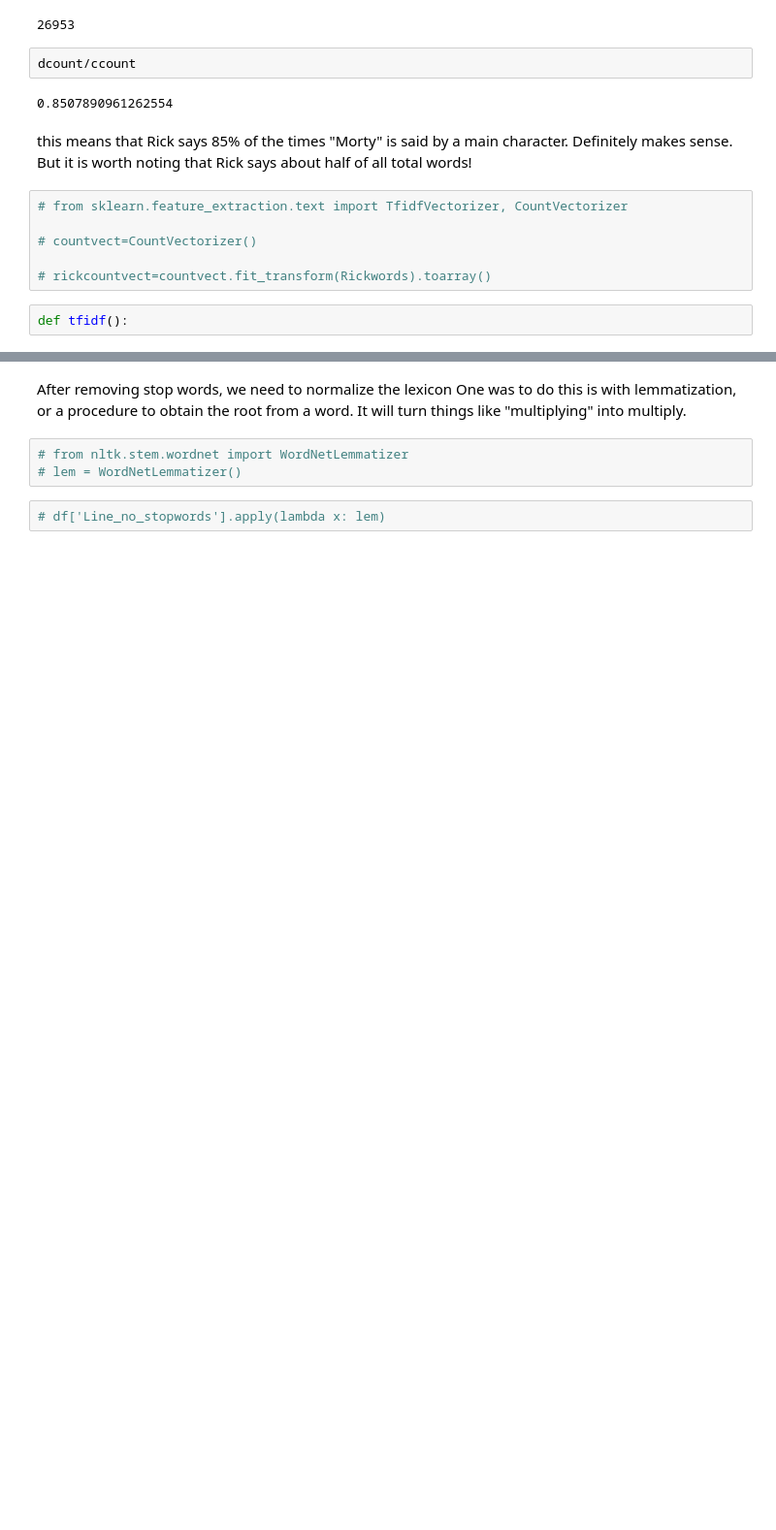
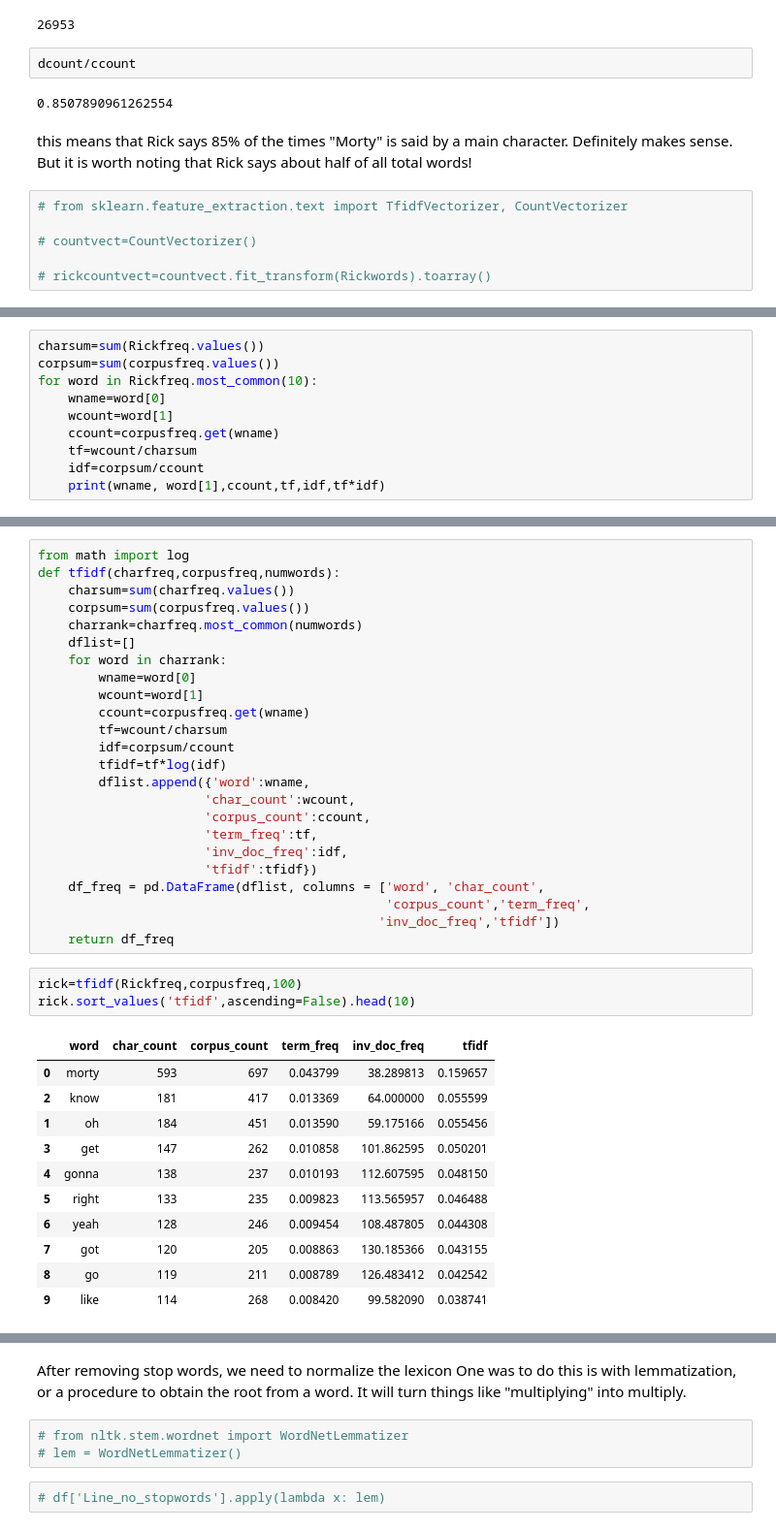
Before and after one commit to mccormd1/RandM_Transcript_Sentiment_Analysis, a Jupyter notebook: RandM_Words_and_NLP.ipynb, the cells around one changed output, grey strips where cells are left out. Shown at 97% size. Saved outputs shown, nothing was run; the diff lists cells and outputs as text; blank space fills up the shorter version.

Commit message:
create tfidf function
also fix ‘got ta’ issue with word tokenization and word clouds.

```diff
--- a/RandM_Words_and_NLP.ipynb
+++ b/RandM_Words_and_NLP.ipynb
@@ -953,5 +953,3 @@ this means that Rick says 85% of the times "Morty" is said by a main character.
 # countvect=CountVectorizer()
 
 # rickcountvect=countvect.fit_transform(Rickwords).toarray()
-# %%
-def tfidf():
@@ -957,0 +961,10 @@ def tfidf():
+# %%
+charsum=sum(Rickfreq.values())
+corpsum=sum(corpusfreq.values())
+for word in Rickfreq.most_common(10):
+    wname=word[0]
+    wcount=word[1]
+    ccount=corpusfreq.get(wname)
+    tf=wcount/charsum
+    idf=corpsum/ccount
+    print(wname, word[1],ccount,tf,idf,tf*idf)
@@ -957,0 +982,39 @@ def tfidf():
+# %%
+from math import log
+def tfidf(charfreq,corpusfreq,numwords):
+    charsum=sum(charfreq.values())
+    corpsum=sum(corpusfreq.values())
+    charrank=charfreq.most_common(numwords)
+    dflist=[]
+    for word in charrank:
+        wname=word[0]
+        wcount=word[1]
+        ccount=corpusfreq.get(wname)
+        tf=wcount/charsum
+        idf=corpsum/ccount
+        tfidf=tf*log(idf)
+        dflist.append({'word':wname,
+                      'char_count':wcount,
+                      'corpus_count':ccount,
+                      'term_freq':tf,
+                      'inv_doc_freq':idf,
+                      'tfidf':tfidf})
+    df_freq = pd.DataFrame(dflist, columns = ['word', 'char_count',
+                                              'corpus_count','term_freq',
+                                             'inv_doc_freq','tfidf'])
+    return df_freq
+# %%
+rick=tfidf(Rickfreq,corpusfreq,100)
+rick.sort_values('tfidf',ascending=False).head(10)
+# %% [output]
+|  | word | char_count | corpus_count | term_freq | inv_doc_freq | tfidf |
+| 0 | morty | 593 | 697 | 0.043799 | 38.289813 | 0.159657 |
+| 2 | know | 181 | 417 | 0.013369 | 64.000000 | 0.055599 |
+| 1 | oh | 184 | 451 | 0.013590 | 59.175166 | 0.055456 |
+| 3 | get | 147 | 262 | 0.010858 | 101.862595 | 0.050201 |
+| 4 | gonna | 138 | 237 | 0.010193 | 112.607595 | 0.048150 |
+| 5 | right | 133 | 235 | 0.009823 | 113.565957 | 0.046488 |
+| 6 | yeah | 128 | 246 | 0.009454 | 108.487805 | 0.044308 |
+| 7 | got | 120 | 205 | 0.008863 | 130.185366 | 0.043155 |
+| 8 | go | 119 | 211 | 0.008789 | 126.483412 | 0.042542 |
+| 9 | like | 114 | 268 | 0.008420 | 99.582090 | 0.038741 |
```
Also changed, not shown: parts of 22 cells of this notebook.
